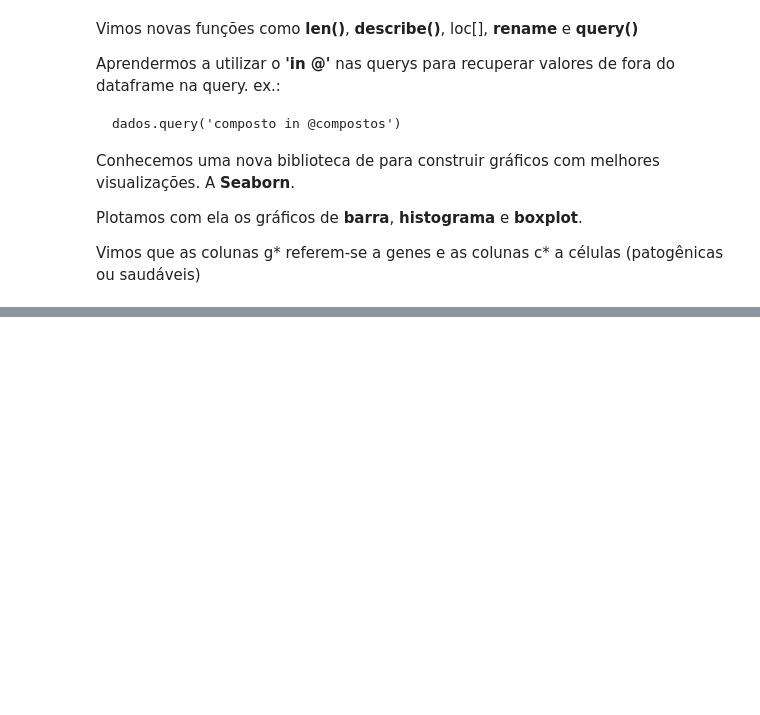
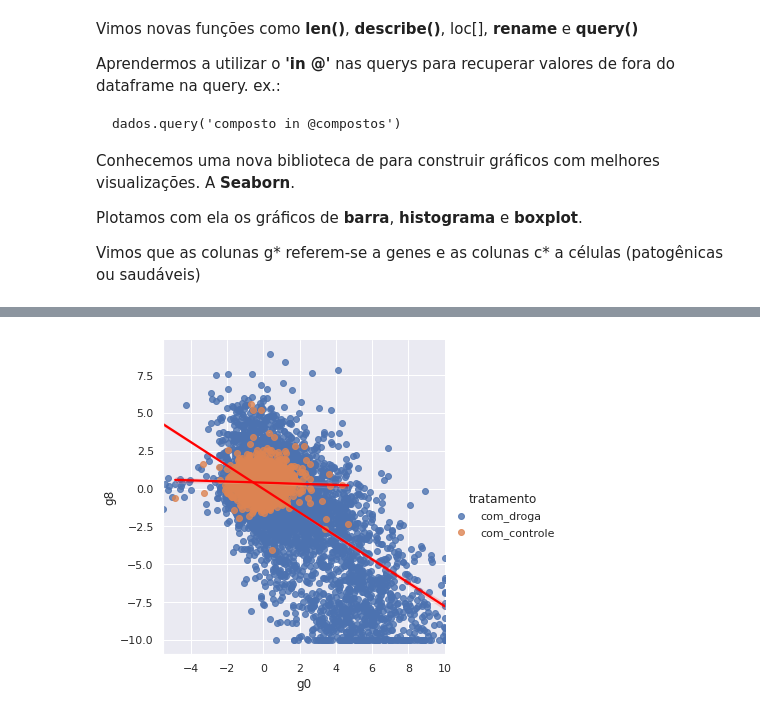
Before and after one commit to collinsdaniel/imersao_dados_3_alura, a Jupyter notebook: ImersaoDados.ipynb, the cells around one changed output, grey strips where cells are left out. Saved outputs shown, nothing was run; the diff lists cells and outputs as text; code cells hidden in the pictures; blank space fills up the shorter version.

```diff
--- a/ImersaoDados.ipynb
+++ b/ImersaoDados.ipynb
@@ -551,0 +742,6 @@ Vimos que as colunas g* referem-se a genes e as colunas c* a células (patogêni
+# %%
+# plt.figure(figsize=(16, 9))
+sns.lmplot(data=dados, x='g0', y='g8', hue='tratamento', line_kws={'color': 'red'})
+plt.show()
+# %% [output]
+[figure, added]
```
Also changed, not shown: parts of 53 cells of this notebook.
